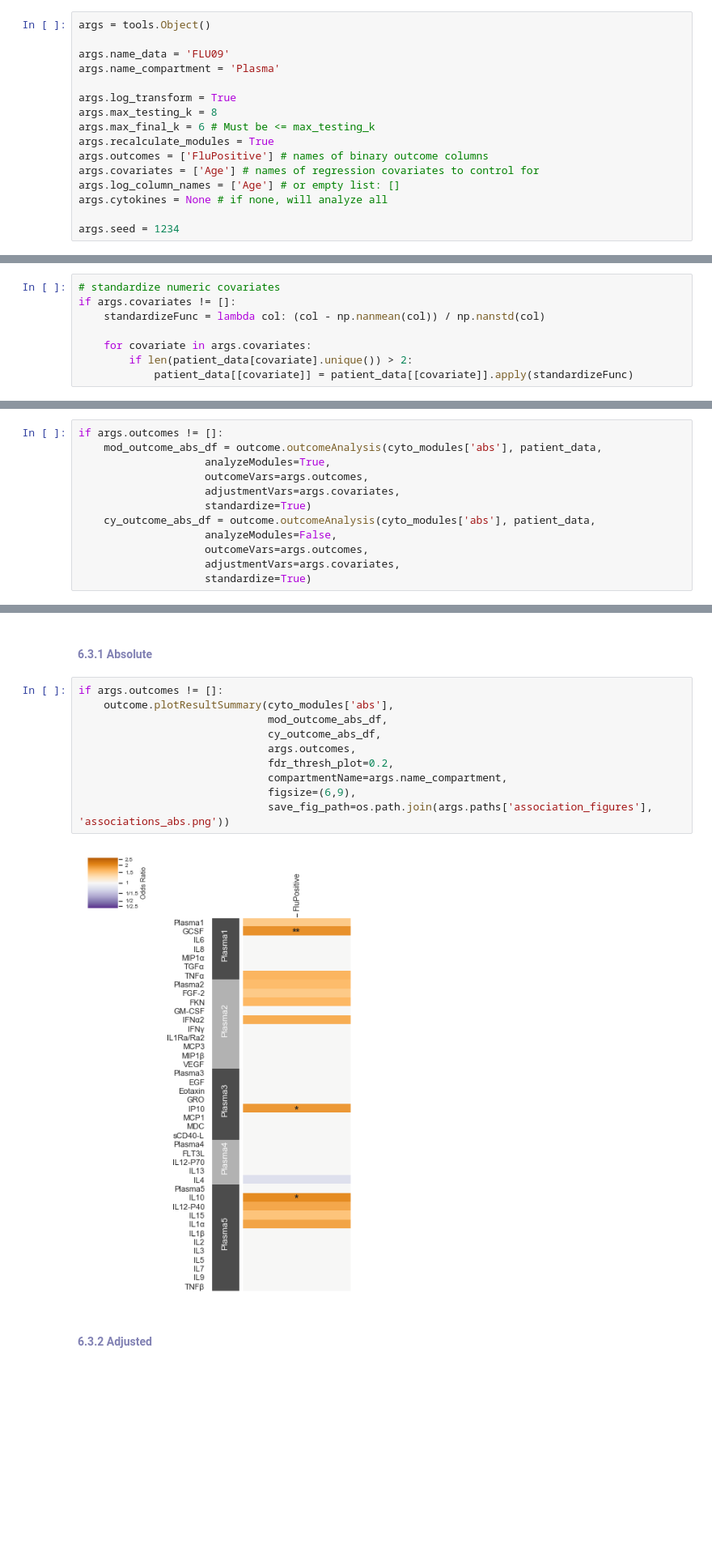
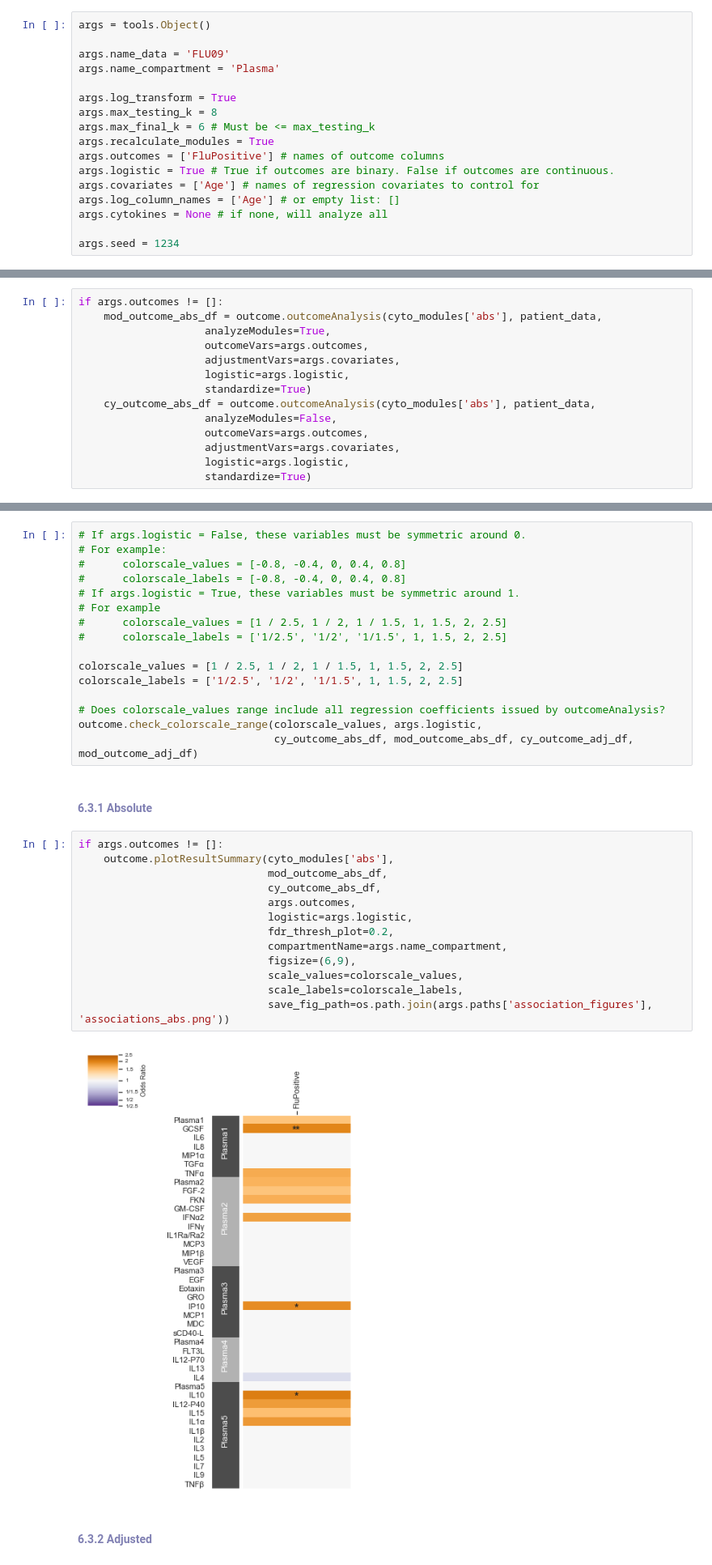
Before and after one commit to ageneslaw/CytoMod, a Jupyter notebook: cytomod_notebook.ipynb, the cells around one changed output, grey strips where cells are left out. Shown at 81% size. Cells and saved outputs as stored; diff of their text form; blank space fills up the shorter version.

```diff
--- a/cytomod_notebook.ipynb
+++ b/cytomod_notebook.ipynb
@@ -92,7 +98,8 @@ args.log_transform = True
 args.max_testing_k = 8
 args.max_final_k = 6 # Must be <= max_testing_k
 args.recalculate_modules = True
-args.outcomes = ['FluPositive'] # names of binary outcome columns
+args.outcomes = ['FluPositive'] # names of outcome columns
+args.logistic = True # True if outcomes are binary. False if outcomes are continuous.
 args.covariates = ['Age'] # names of regression covariates to control for
 args.log_column_names = ['Age'] # or empty list: []
 args.cytokines = None # if none, will analyze all
@@ -398,11 +420,3 @@ cytomod.io.write_modules(cyto_modules['adj'], args.paths['clustering_info'])
 ## <span style="color:purple">6. Associations to Outcomes </span>
 # %% [markdown]
 ### <span style="color:#5757db">6.1 Preprocessing</span>
-# %%
-# standardize numeric covariates
-if args.covariates != []:
-    standardizeFunc = lambda col: (col - np.nanmean(col)) / np.nanstd(col)
-
-    for covariate in args.covariates:
-        if len(patient_data[covariate].unique()) > 2:
-            patient_data[[covariate]] = patient_data[[covariate]].apply(standardizeFunc)
@@ -416,11 +433,13 @@ if args.outcomes != []:
                     analyzeModules=True,
                     outcomeVars=args.outcomes,
                     adjustmentVars=args.covariates,
+                    logistic=args.logistic,
                     standardize=True)
     cy_outcome_abs_df = outcome.outcomeAnalysis(cyto_modules['abs'], patient_data,
                     analyzeModules=False,
                     outcomeVars=args.outcomes,
                     adjustmentVars=args.covariates,
+                    logistic=args.logistic,
                     standardize=True)
 # %% [markdown]
 #### <span style="color:#8080b3">6.2.2 Adjusted </span>
@@ -441,17 +464,36 @@ if args.outcomes != []:
+# %%
+# If args.logistic = False, these variables must be symmetric around 0.
+# For example:
+#      colorscale_values = [-0.8, -0.4, 0, 0.4, 0.8]
+#      colorscale_labels = [-0.8, -0.4, 0, 0.4, 0.8]
+# If args.logistic = True, these variables must be symmetric around 1.
+# For example
+#      colorscale_values = [1 / 2.5, 1 / 2, 1 / 1.5, 1, 1.5, 2, 2.5]
+#      colorscale_labels = ['1/2.5', '1/2', '1/1.5', 1, 1.5, 2, 2.5]
+
+colorscale_values = [1 / 2.5, 1 / 2, 1 / 1.5, 1, 1.5, 2, 2.5]
+colorscale_labels = ['1/2.5', '1/2', '1/1.5', 1, 1.5, 2, 2.5]
+
+# Does colorscale_values range include all regression coefficients issued by outcomeAnalysis?
+outcome.check_colorscale_range(colorscale_values, args.logistic,
+                               cy_outcome_abs_df, mod_outcome_abs_df, cy_outcome_adj_df, mod_outcome_adj_df)
 # %% [markdown]
 #### <span style="color:#8080b3">6.3.1 Absolute </span>
 # %%
 if args.outcomes != []:
     outcome.plotResultSummary(cyto_modules['abs'],
                               mod_outcome_abs_df,
                               cy_outcome_abs_df,
                               args.outcomes,
+                              logistic=args.logistic,
                               fdr_thresh_plot=0.2,
                               compartmentName=args.name_compartment,
                               figsize=(6,9),
+                              scale_values=colorscale_values,
+                              scale_labels=colorscale_labels,
                               save_fig_path=os.path.join(args.paths['association_figures'], 'associations_abs.png'))
 # %% [output]
-[figure, old version]
+[figure, new version]
 # %% [markdown]
 #### <span style="color:#8080b3">6.3.2 Adjusted </span>
 # %%
```
Also changed, not shown: parts of 8 cells of this notebook, 19 other files.
